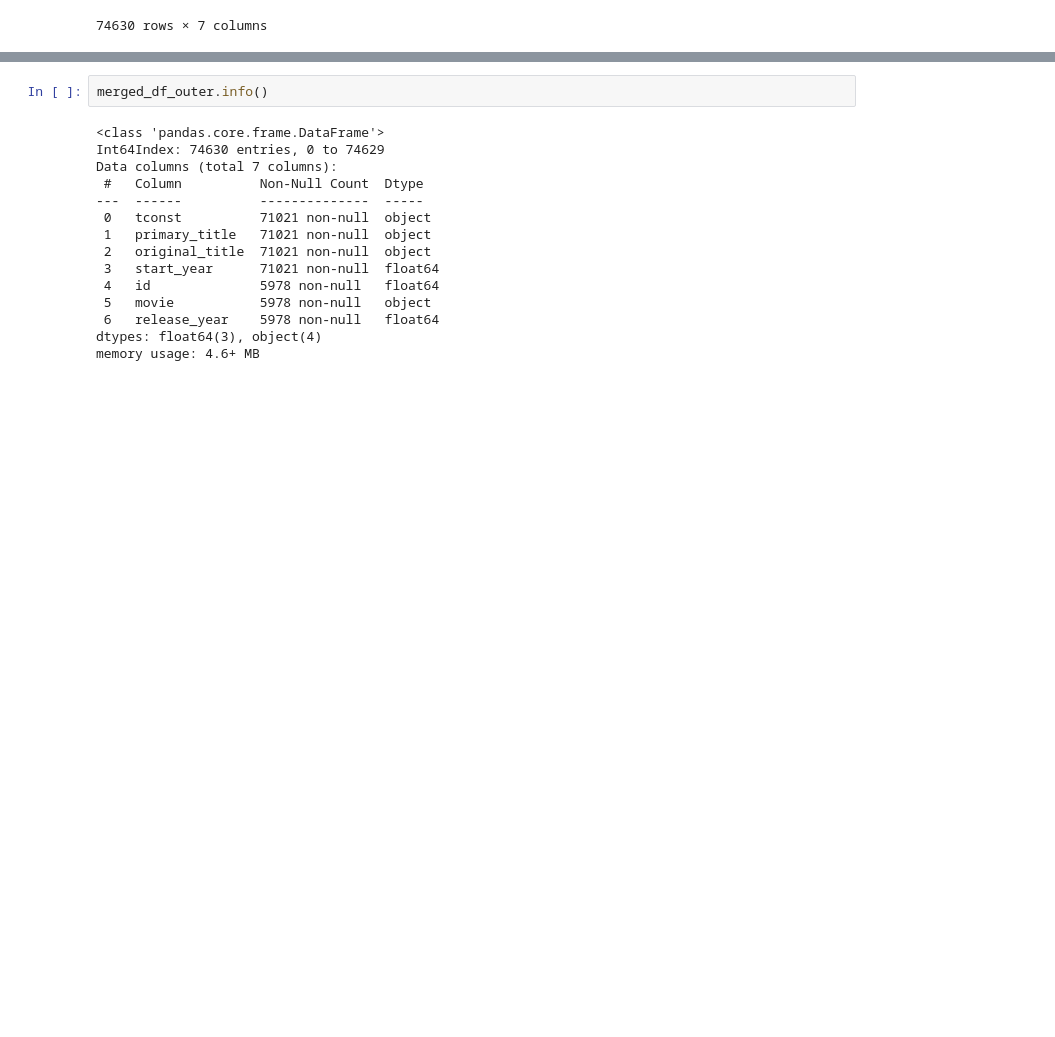
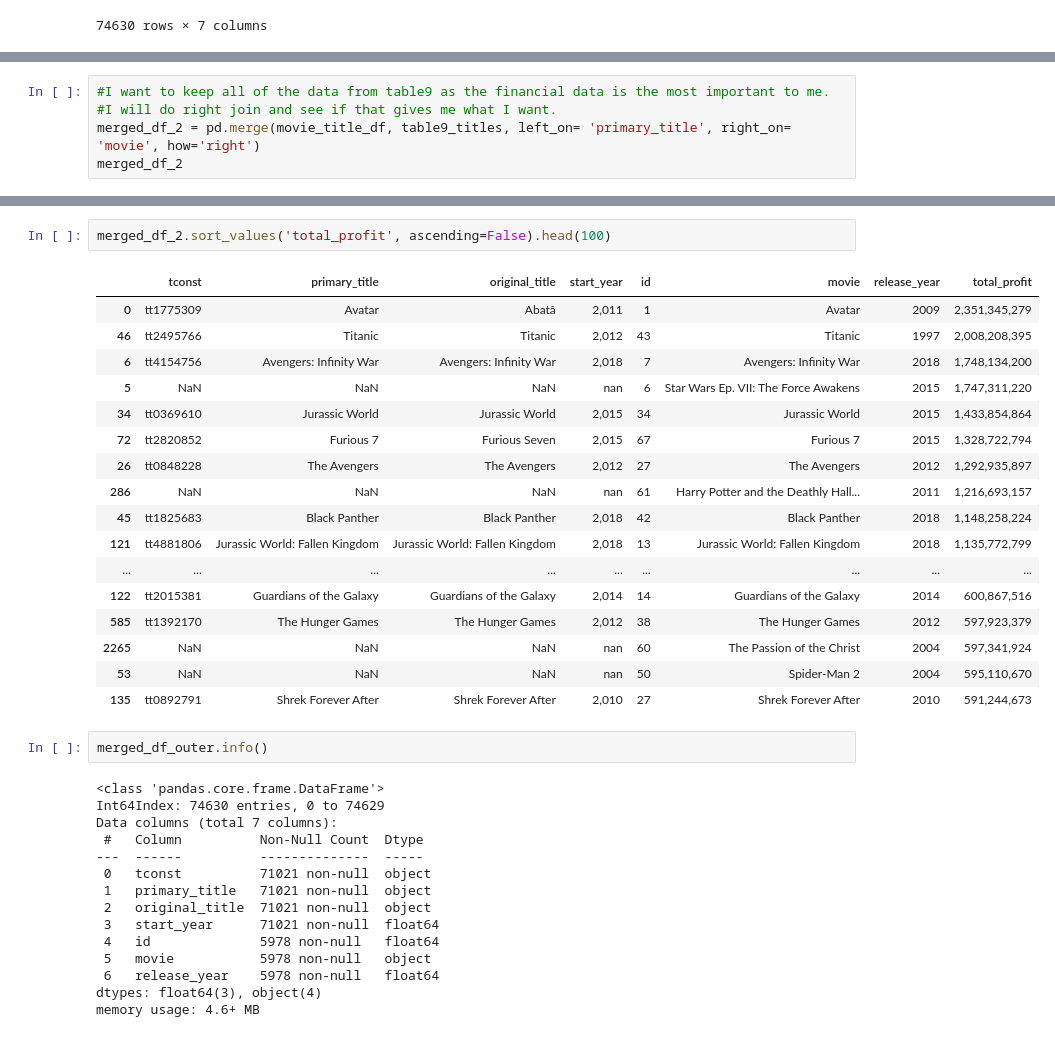
Before and after one commit to jxn628/dsc-phase-1-project, a Jupyter notebook: student.ipynb, the cells around one changed output, grey strips where cells are left out. Drawn from its saved outputs; the diff is of its cells as text; blank space fills up the shorter version.

```diff
--- a/student.ipynb
+++ b/student.ipynb
@@ -1056,0 +1076,5 @@ SyntaxError: EOL while scanning string literal (<ipython-input-112-c2e8eb972945>
+# %%
+#I want to keep all of the data from table9 as the financial data is the most important to me.
+#I will do right join and see if that gives me what I want.
+merged_df_2 = pd.merge(movie_title_df, table9_titles, left_on= 'primary_title', right_on= 'movie', how='right')
+merged_df_2
@@ -1057,3 +1095,23 @@ SyntaxError: EOL while scanning string literal (<ipython-input-112-c2e8eb972945>
+# %%
+merged_df_2.sort_values('total_profit', ascending=False).head(100)
+# %% [output]
+|  | tconst | primary_title | original_title | start_year | id | movie | release_year | total_profit |
+| 0 | tt1775309 | Avatar | Abatâ | 2,011 | 1 | Avatar | 2009 | 2,351,345,279 |
+| 46 | tt2495766 | Titanic | Titanic | 2,012 | 43 | Titanic | 1997 | 2,008,208,395 |
+| 6 | tt4154756 | Avengers: Infinity War | Avengers: Infinity War | 2,018 | 7 | Avengers: Infinity War | 2018 | 1,748,134,200 |
+| 5 | NaN | NaN | NaN | nan | 6 | Star Wars Ep. VII: The Force Awakens | 2015 | 1,747,311,220 |
+| 34 | tt0369610 | Jurassic World | Jurassic World | 2,015 | 34 | Jurassic World | 2015 | 1,433,854,864 |
+| 72 | tt2820852 | Furious 7 | Furious Seven | 2,015 | 67 | Furious 7 | 2015 | 1,328,722,794 |
+| 26 | tt0848228 | The Avengers | The Avengers | 2,012 | 27 | The Avengers | 2012 | 1,292,935,897 |
+| 286 | NaN | NaN | NaN | nan | 61 | Harry Potter and the Deathly Hall... | 2011 | 1,216,693,157 |
+| 45 | tt1825683 | Black Panther | Black Panther | 2,018 | 42 | Black Panther | 2018 | 1,148,258,224 |
+| 121 | tt4881806 | Jurassic World: Fallen Kingdom | Jurassic World: Fallen Kingdom | 2,018 | 13 | Jurassic World: Fallen Kingdom | 2018 | 1,135,772,799 |
+| ... | ... | ... | ... | ... | ... | ... | ... | ... |
+| 122 | tt2015381 | Guardians of the Galaxy | Guardians of the Galaxy | 2,014 | 14 | Guardians of the Galaxy | 2014 | 600,867,516 |
+| 585 | tt1392170 | The Hunger Games | The Hunger Games | 2,012 | 38 | The Hunger Games | 2012 | 597,923,379 |
+| 2265 | NaN | NaN | NaN | nan | 60 | The Passion of the Christ | 2004 | 597,341,924 |
+| 53 | NaN | NaN | NaN | nan | 50 | Spider-Man 2 | 2004 | 595,110,670 |
+| 135 | tt0892791 | Shrek Forever After | Shrek Forever After | 2,010 | 27 | Shrek Forever After | 2010 | 591,244,673 |
 # %%
 merged_df_outer.info()
 # %% [output]
```
Also changed, not shown: parts of 8 cells of this notebook.
